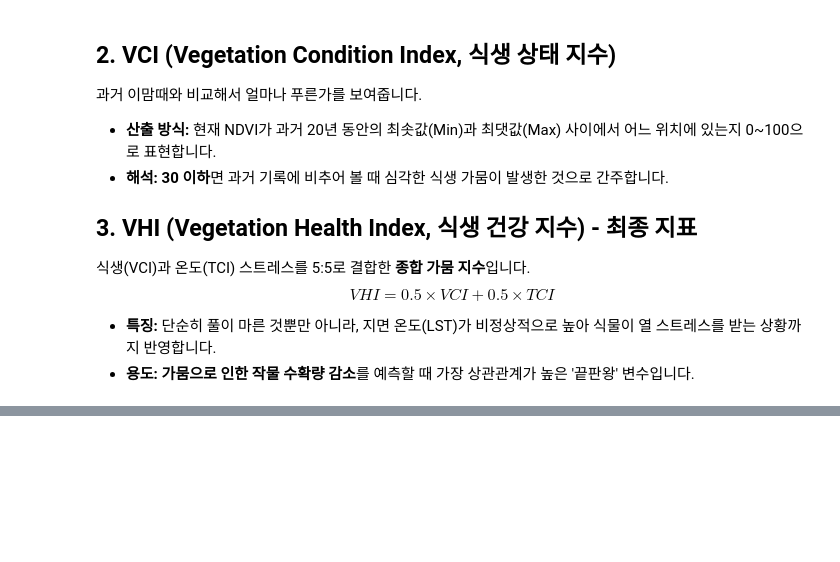
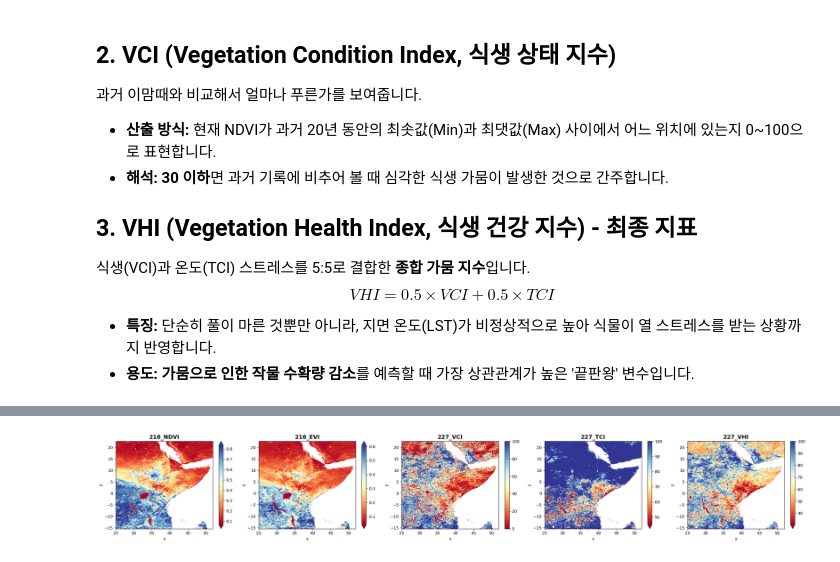
Before and after one commit to halim-jun/subnational_price_prediction, a Jupyter notebook: src/notebook/data_vegetation_indices.ipynb, the cells around one changed output, grey strips where cells are left out. Drawn from its saved outputs; the diff is of its cells as text; code cells hidden in the pictures; blank space fills up the shorter version.

```diff
--- a/src/notebook/data_vegetation_indices.ipynb
+++ b/src/notebook/data_vegetation_indices.ipynb
@@ -403,0 +271,17 @@ print("\n✅ 검증 완료!")
+# %%
+# 1. 확인할 파일 설정
+# 임시로 저장된 내 드라이브 최상위 폴더
+source_dir = '/content/drive/MyDrive/GEE_EXPORTS'
+target_year = 2025
+
+# 파일 찾기
+pattern = os.path.join(source_dir, f"{EXPORT_DESC}_{target_year}*.tif")
+files = glob.glob(pattern)
+
+if not files:
+    print(f"❌ {target_year}년 파일을 찾을 수 없습니다.")
+else:
+    target_file = files[0]
+    print(f"📂 분석 대상 파일: {os.path.basename(target_file)}\n")
+    with rioxarray.open_rasterio(target_file, masked=True) as da:
+        print(da)
@@ -403,0 +365,26 @@ print("\n✅ 검증 완료!")
+# %%
+# --- [4] 시각화 검증 ---
+with rioxarray.open_rasterio(target_file, masked=True) as da:
+    da_masked = da.where(da != -9999)
+
+    fig, axes = plt.subplots(1, 5, figsize=(25, 4))
+
+    da_masked.isel(band=0).plot(ax=axes[0], cmap='RdYlBu', robust=True, cbar_kwargs={'label': ''})
+    axes[0].set_title(descriptions[0], fontsize=14, fontweight='bold')
+
+    da_masked.isel(band=1).plot(ax=axes[1], cmap='RdYlBu', robust=True, cbar_kwargs={'label': ''})
+    axes[1].set_title(descriptions[1], fontsize=14, fontweight='bold')
+
+    da_masked.isel(band=-3).plot(ax=axes[2], cmap='RdYlBu', robust=True, cbar_kwargs={'label': ''})
+    axes[2].set_title(descriptions[-3], fontsize=14, fontweight='bold')
+
+    da_masked.isel(band=-2).plot(ax=axes[3], cmap='RdYlBu', robust=True, cbar_kwargs={'label': ''})
+    axes[3].set_title(descriptions[-2], fontsize=14, fontweight='bold')
+
+    da_masked.isel(band=-1).plot(ax=axes[4], cmap='RdYlBu', robust=True, cbar_kwargs={'label': ''})
+    axes[4].set_title(descriptions[-1], fontsize=14, fontweight='bold')
+
+    plt.tight_layout()
+    plt.show()
+# %% [output]
+[figure, added]
```
Also changed, not shown: parts of 17 cells of this notebook, 4 other files.
